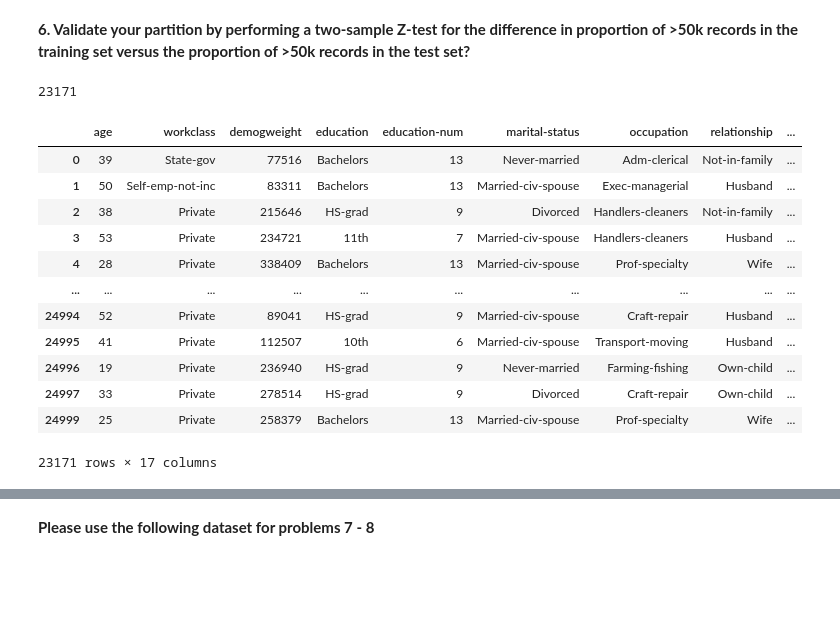
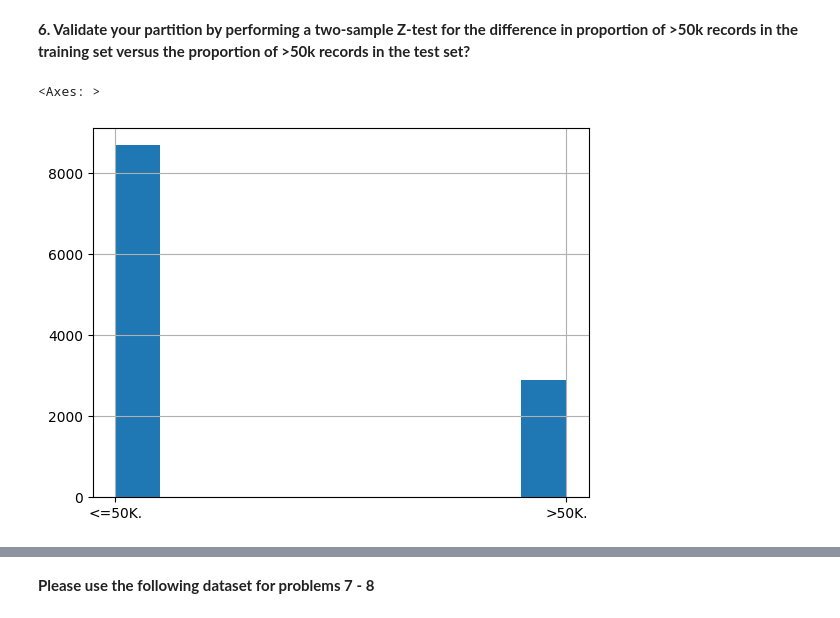
Before and after one commit to SalhRosas/Pepperdine, a Jupyter notebook: Rosas_Salvador_Homework1.ipynb, the cells around one changed output, grey strips where cells are left out. Saved outputs shown, nothing was run; the diff lists cells and outputs as text; code cells hidden in the pictures; blank space fills up the shorter version.

```diff
--- a/Rosas_Salvador_Homework1.ipynb
+++ b/Rosas_Salvador_Homework1.ipynb
@@ -164,24 +176,9 @@ adult
 # %%
 #adult.info()
 
-len(adult)
+#len(adult)
+
+adult_train['income'].hist()
 # %% [output]
-23171
+<Axes: >
+[figure, added]
-# %%
-adult['income_bin']=adult.apply(lambda row: 1 if '50K'in row ['income'] else 0, axis=1)
-
-adult
-# %% [output]
-|  | age | workclass | demogweight | education | education-num | marital-status | occupation | relationship | ... |
-| 0 | 39 | State-gov | 77516 | Bachelors | 13 | Never-married | Adm-clerical | Not-in-family | ... |
-| 1 | 50 | Self-emp-not-inc | 83311 | Bachelors | 13 | Married-civ-spouse | Exec-managerial | Husband | ... |
-| 2 | 38 | Private | 215646 | HS-grad | 9 | Divorced | Handlers-cleaners | Not-in-family | ... |
-| 3 | 53 | Private | 234721 | 11th | 7 | Married-civ-spouse | Handlers-cleaners | Husband | ... |
-| 4 | 28 | Private | 338409 | Bachelors | 13 | Married-civ-spouse | Prof-specialty | Wife | ... |
-| ... | ... | ... | ... | ... | ... | ... | ... | ... | ... |
-| 24994 | 52 | Private | 89041 | HS-grad | 9 | Married-civ-spouse | Craft-repair | Husband | ... |
-| 24995 | 41 | Private | 112507 | 10th | 6 | Married-civ-spouse | Transport-moving | Husband | ... |
-| 24996 | 19 | Private | 236940 | HS-grad | 9 | Never-married | Farming-fishing | Own-child | ... |
-| 24997 | 33 | Private | 278514 | HS-grad | 9 | Divorced | Craft-repair | Own-child | ... |
-| 24999 | 25 | Private | 258379 | Bachelors | 13 | Married-civ-spouse | Prof-specialty | Wife | ... |
-23171 rows × 17 columns
```
Also changed, not shown: parts of 37 cells of this notebook.
